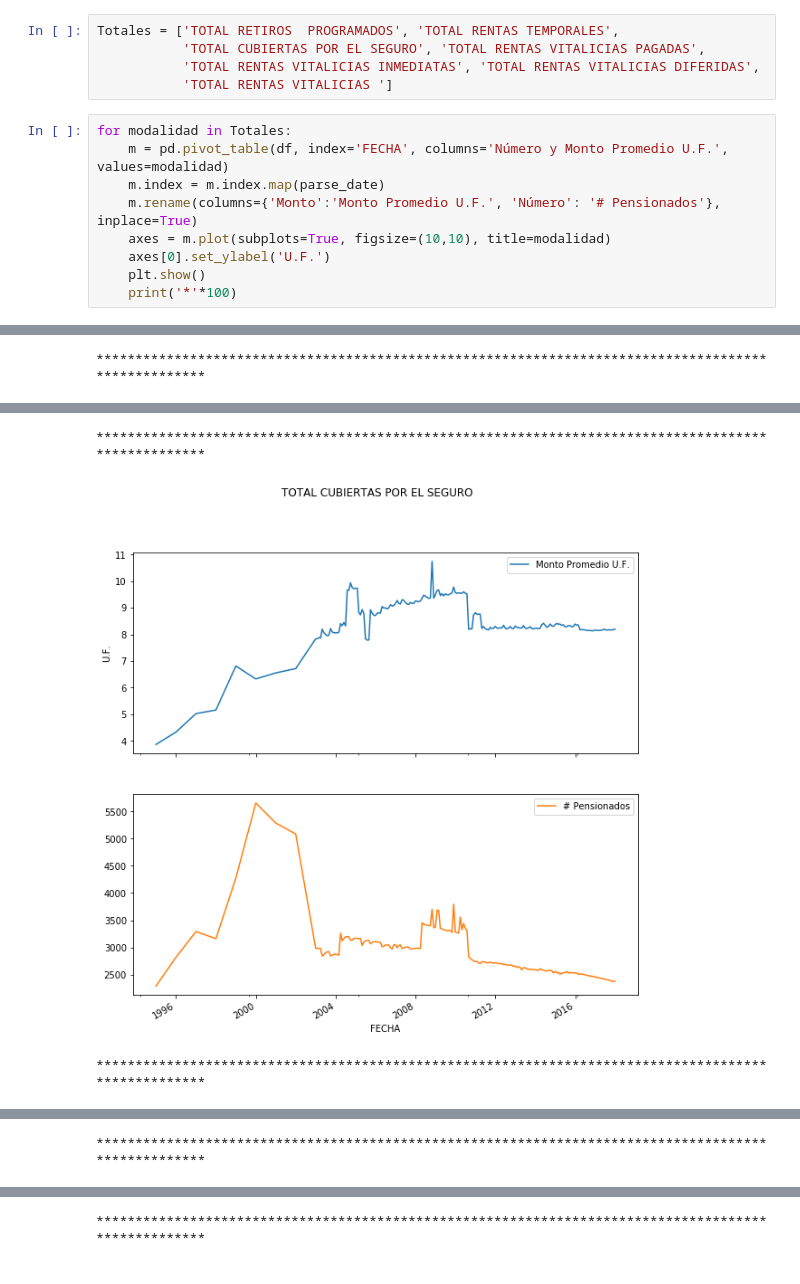
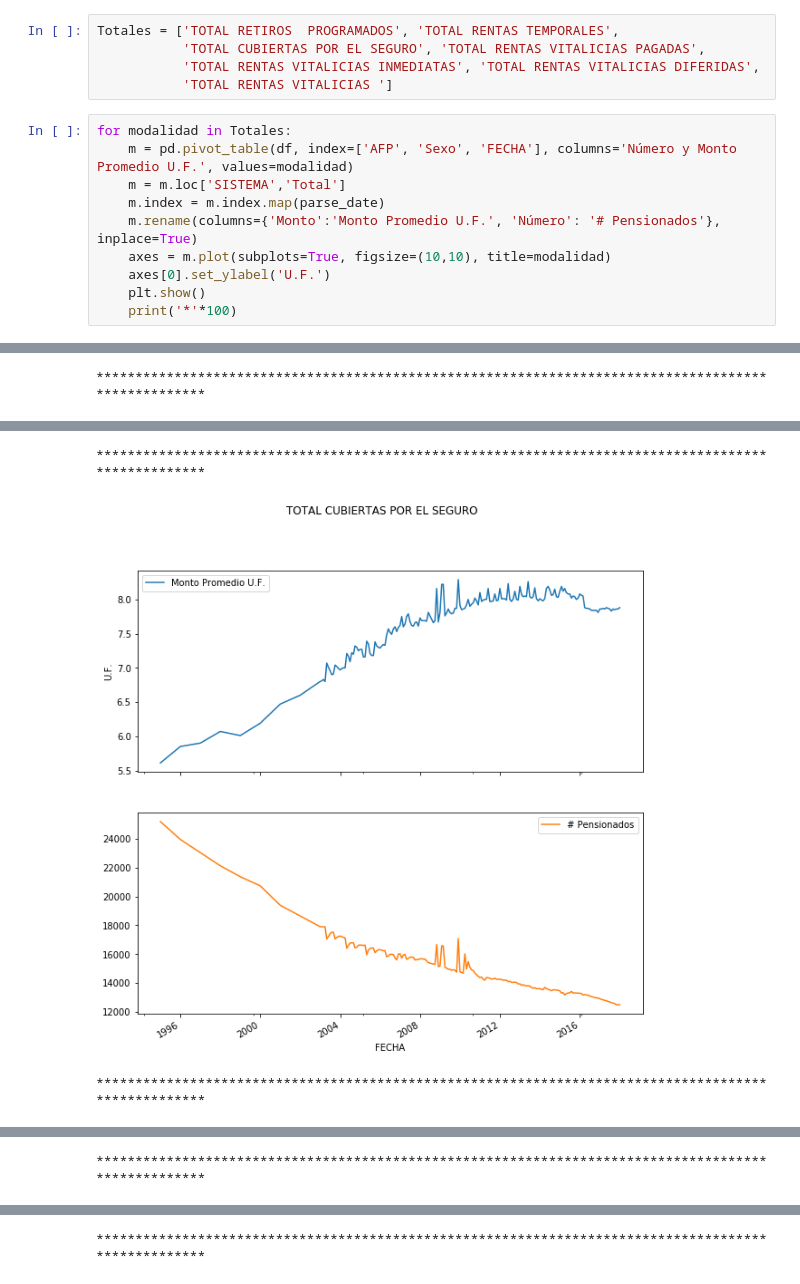
Before and after one commit to jrovegno/afp_pensiones, a Jupyter notebook: PensionesPromedioChileUF.ipynb, the cells around one changed output, grey strips where cells are left out. Saved outputs shown, nothing was run; the diff lists cells and outputs as text.

```diff
--- a/PensionesPromedioChileUF.ipynb
+++ b/PensionesPromedioChileUF.ipynb
@@ -20,7 +20,8 @@ Totales = ['TOTAL RETIROS  PROGRAMADOS', 'TOTAL RENTAS TEMPORALES',
            'TOTAL RENTAS VITALICIAS ']
 # %%
 for modalidad in Totales:
-    m = pd.pivot_table(df, index='FECHA', columns='Número y Monto Promedio U.F.', values=modalidad)
+    m = pd.pivot_table(df, index=['AFP', 'Sexo', 'FECHA'], columns='Número y Monto Promedio U.F.', values=modalidad)
+    m = m.loc['SISTEMA','Total']
     m.index = m.index.map(parse_date)
     m.rename(columns={'Monto':'Monto Promedio U.F.', 'Número': '# Pensionados'}, inplace=True)
     axes = m.plot(subplots=True, figsize=(10,10), title=modalidad)
@@ -34,3 +35,3 @@ for modalidad in Totales:
 ****************************************************************************************************
-[figure, old version]
+[figure, new version]
 ****************************************************************************************************
```
Also changed, not shown: parts of 10 cells of this notebook.
